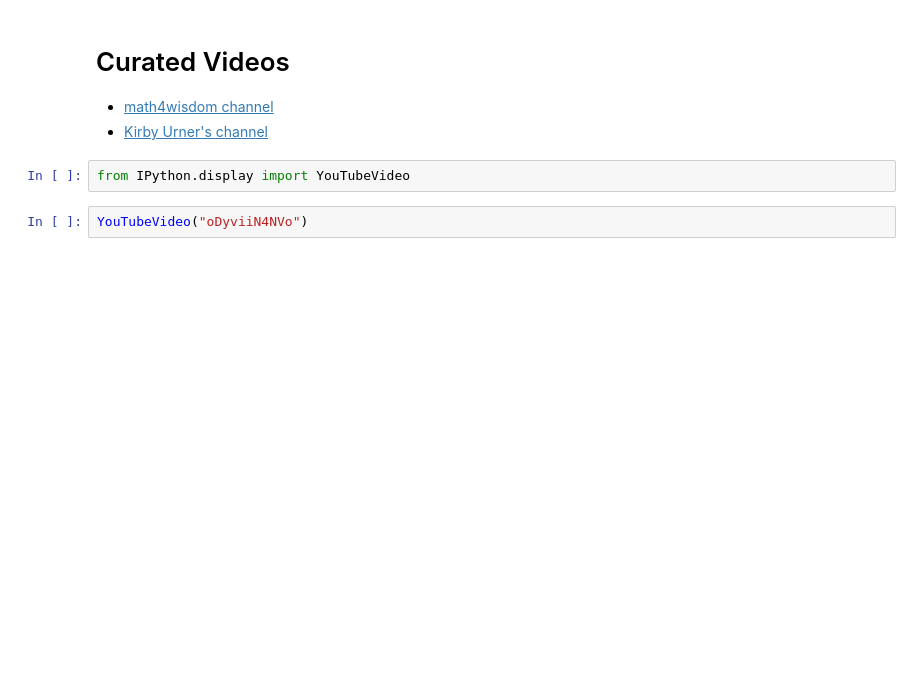
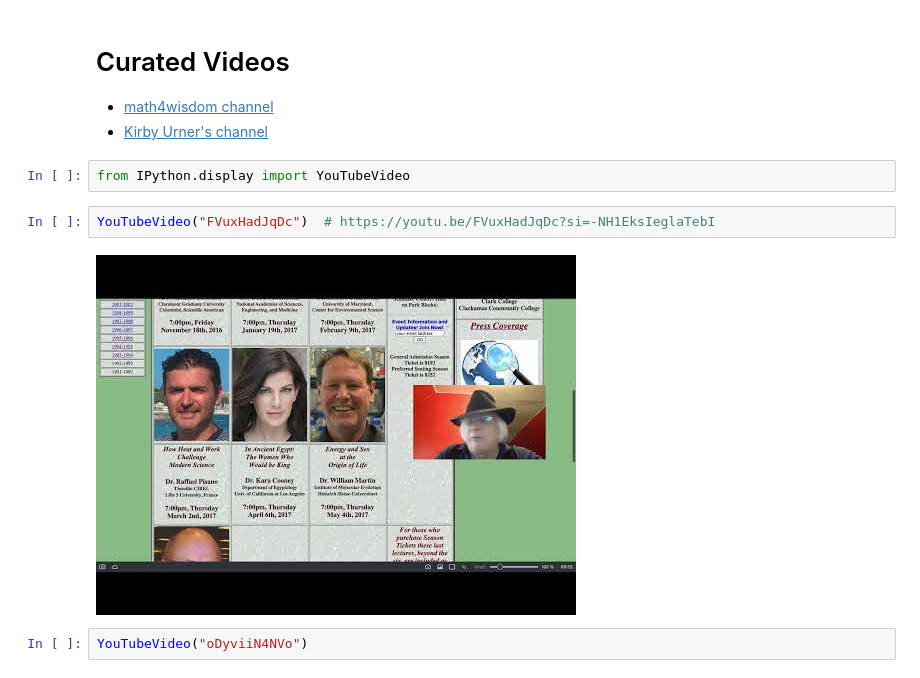
Before and after one commit to 4dsolutions/m4w, a Jupyter notebook: Curated_Videos.ipynb, the cells around one changed output. Drawn from its saved outputs; the diff is of its cells as text; blank space fills up the shorter version.

```diff
--- a/Curated_Videos.ipynb
+++ b/Curated_Videos.ipynb
@@ -11,6 +11,10 @@
 * [Kirby Urner's channel](https://www.youtube.com/@kirbyurner)
 # %%
 from IPython.display import YouTubeVideo
+# %%
+YouTubeVideo("FVuxHadJqDc")  # https://youtu.be/FVuxHadJqDc?si=-NH1EksIeglaTebI
+# %% [output]
+[figure, added]
 # %%
 YouTubeVideo("oDyviiN4NVo")
 # %% [output]
```
